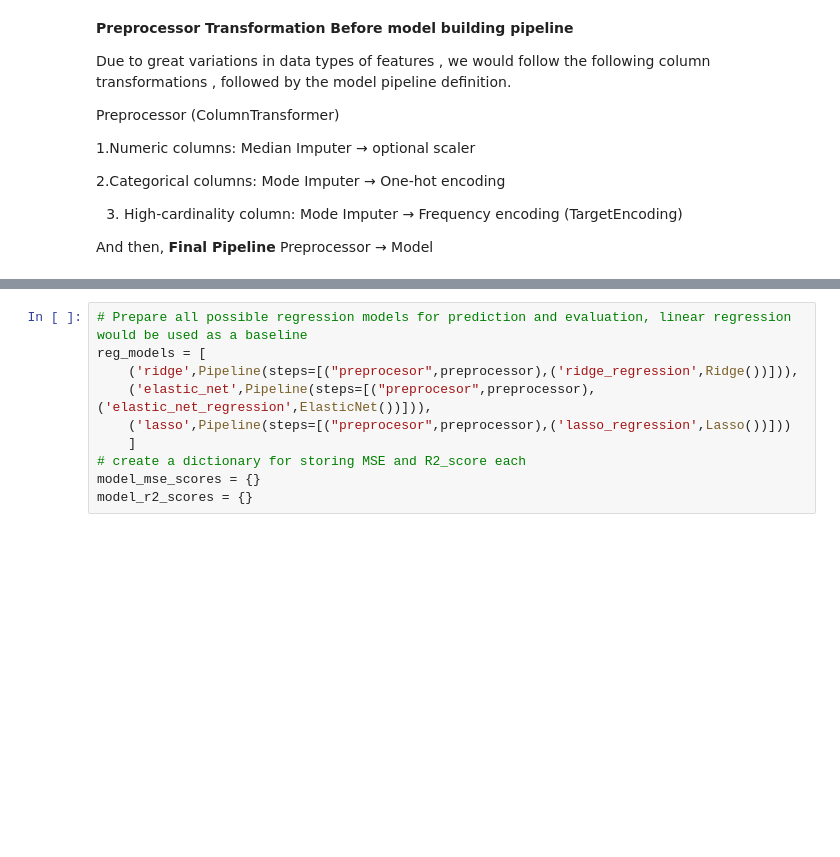
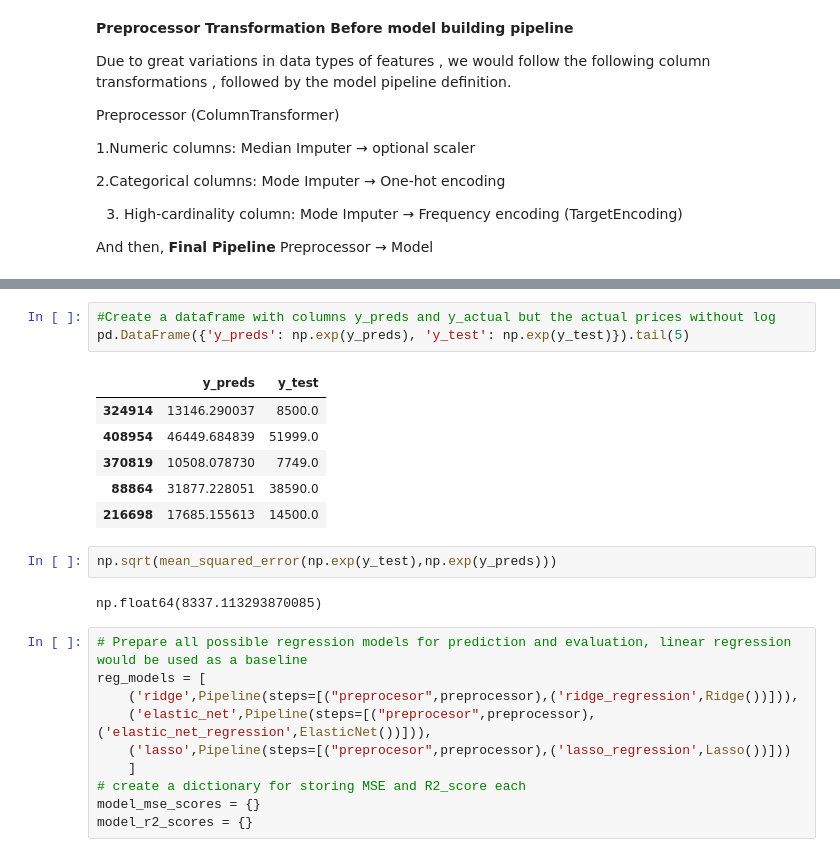
Before and after one commit to Subroy1/Data-Strategy-for-Leaders, a Jupyter notebook: Module 11/PracticalAssignement2_used_cars_II.ipynb, the cells around one changed output, grey strips where cells are left out. Saved outputs shown, nothing was run; the diff lists cells and outputs as text; blank space fills up the shorter version.

```diff
--- a/Module 11/PracticalAssignement2_used_cars_II.ipynb
+++ b/Module 11/PracticalAssignement2_used_cars_II.ipynb
@@ -512,3 +602,17 @@ print(y_preds)
+# %%
+#Create a dataframe with columns y_preds and y_actual but the actual prices without log
+pd.DataFrame({'y_preds': np.exp(y_preds), 'y_test': np.exp(y_test)}).tail(5)
+# %% [output]
+|  | y_preds | y_test |
+| 324914 | 13146.290037 | 8500.0 |
+| 408954 | 46449.684839 | 51999.0 |
+| 370819 | 10508.078730 | 7749.0 |
+| 88864 | 31877.228051 | 38590.0 |
+| 216698 | 17685.155613 | 14500.0 |
+# %%
+np.sqrt(mean_squared_error(np.exp(y_test),np.exp(y_preds)))
+# %% [output]
+np.float64(8337.113293870085)
 # %%
 # Prepare all possible regression models for prediction and evaluation, linear regression would be used as a baseline
 reg_models = [
```
Also changed, not shown: parts of 29 cells of this notebook.
